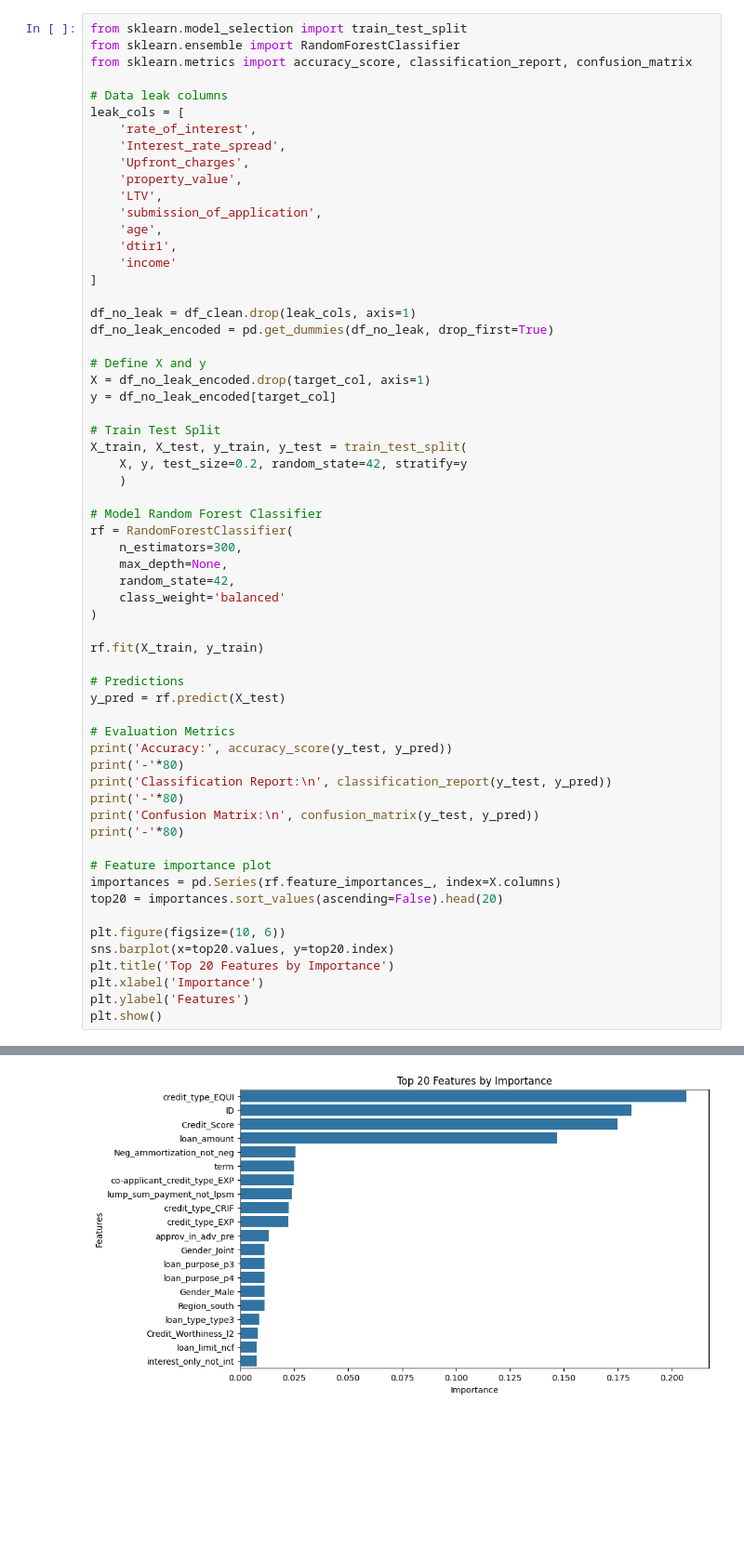
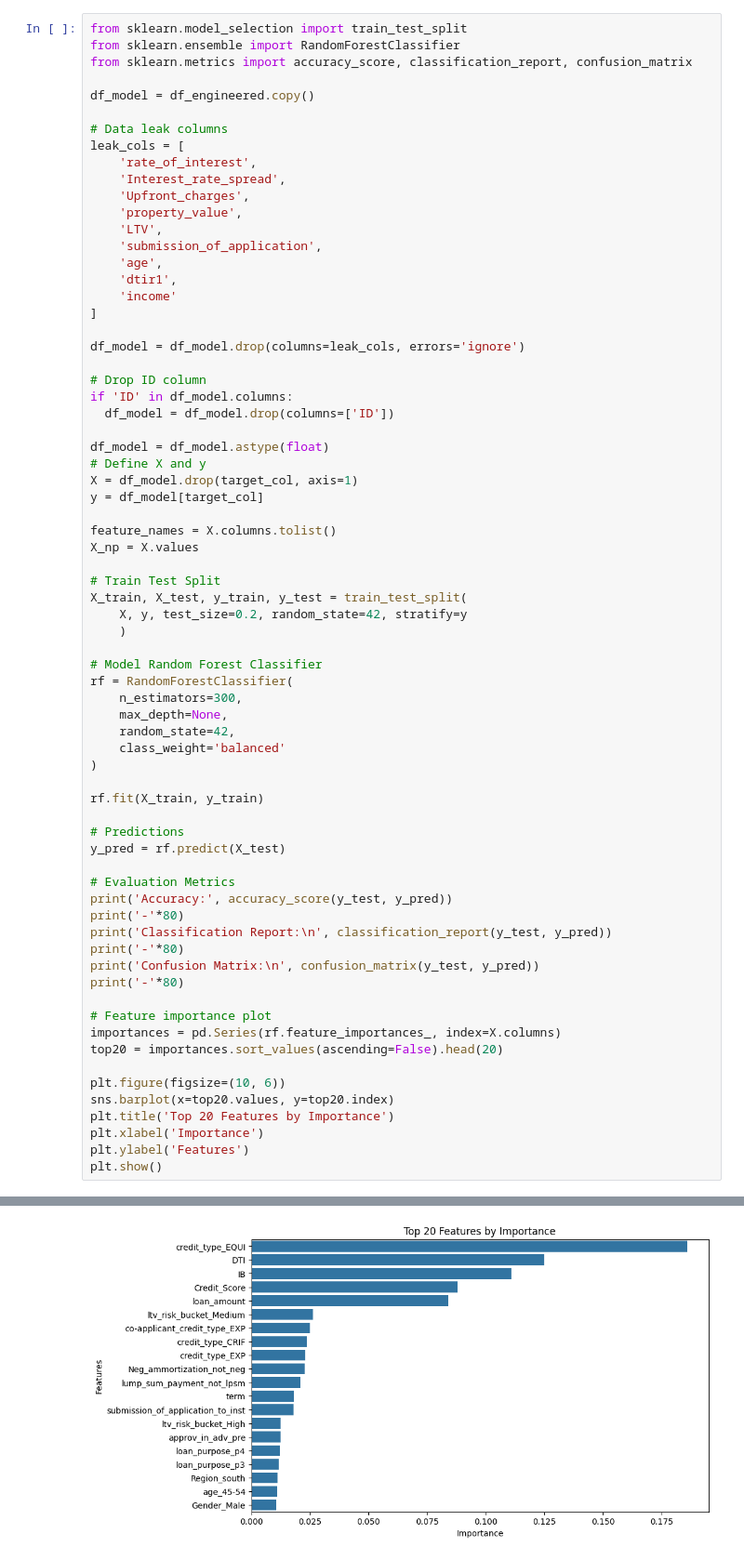
Before and after one commit to corrielynnyuill-debug/Assignment15-CLY, a Jupyter notebook: Assignment15_CorrieLynnYuill.ipynb, the cells around one changed output, grey strips where cells are left out. Shown at 93% size. Saved outputs shown, nothing was run; the diff lists cells and outputs as text; blank space fills up the shorter version.

```diff
--- a/Assignment15_CorrieLynnYuill.ipynb
+++ b/Assignment15_CorrieLynnYuill.ipynb
@@ -180,6 +180,8 @@ print('-'*80)
 from sklearn.model_selection import train_test_split
 from sklearn.ensemble import RandomForestClassifier
 from sklearn.metrics import accuracy_score, classification_report, confusion_matrix
+
+df_model = df_engineered.copy()
 
 # Data leak columns
 leak_cols = [
@@ -194,12 +196,19 @@ leak_cols = [
     'income'
 ]
 
-df_no_leak = df_clean.drop(leak_cols, axis=1)
-df_no_leak_encoded = pd.get_dummies(df_no_leak, drop_first=True)
+df_model = df_model.drop(columns=leak_cols, errors='ignore')
 
+# Drop ID column
+if 'ID' in df_model.columns:
+  df_model = df_model.drop(columns=['ID'])
+
+df_model = df_model.astype(float)
 # Define X and y
-X = df_no_leak_encoded.drop(target_col, axis=1)
-y = df_no_leak_encoded[target_col]
+X = df_model.drop(target_col, axis=1)
+y = df_model[target_col]
+
+feature_names = X.columns.tolist()
+X_np = X.values
 
 # Train Test Split
 X_train, X_test, y_train, y_test = train_test_split(
@@ -257,2 +266,2 @@ Confusion Matrix:
 --------------------------------------------------------------------------------
-[figure, old version]
+[figure, new version]
```
Also changed, not shown: parts of 5 cells of this notebook.
